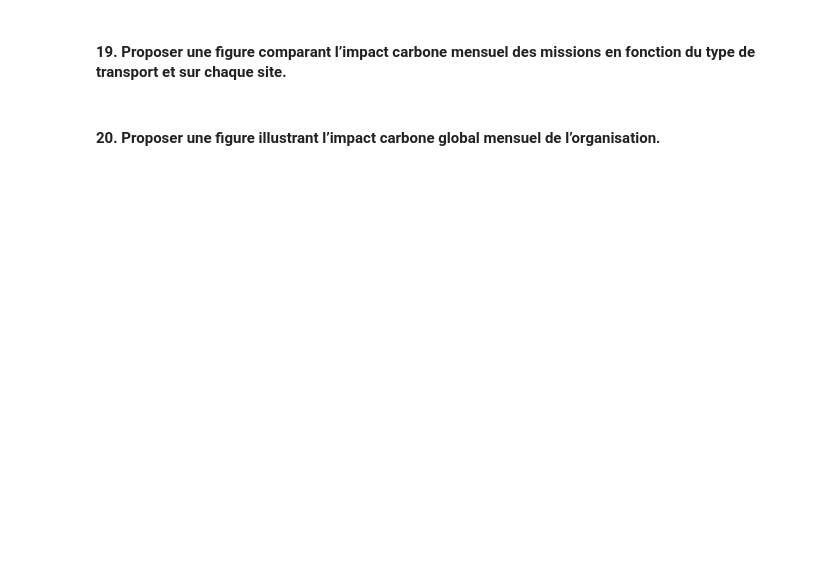
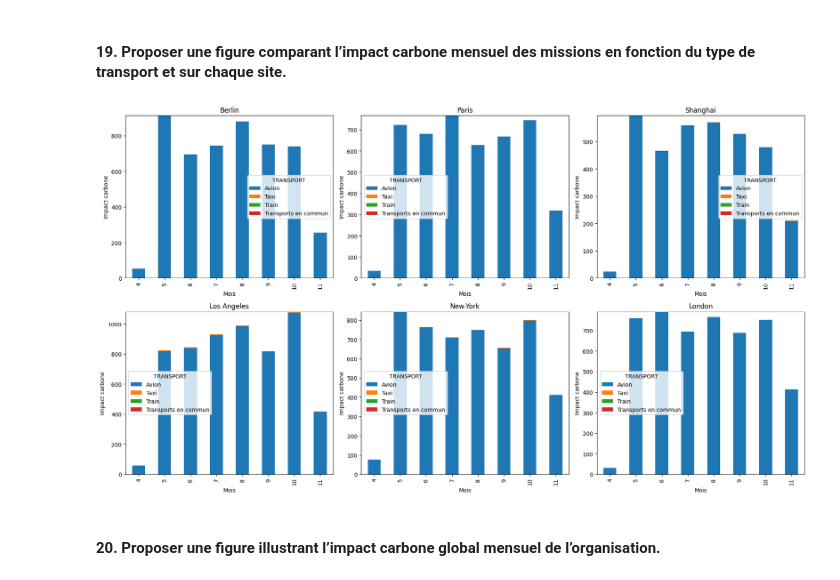
Before and after one commit to Remizzzzz/NF26_BGES, a Jupyter notebook: projet.ipynb, the cells around one changed output. Saved outputs shown, nothing was run; the diff lists cells and outputs as text; code cells hidden in the pictures; blank space fills up the shorter version.

```diff
--- a/projet.ipynb
+++ b/projet.ipynb
@@ -477,4 +512,45 @@ only showing top 3 rows
 # %% [markdown]
 #### 19. Proposer une figure comparant l’impact carbone mensuel des missions en fonction du type de transport et sur chaque site.
+# %%
+result = FAITS_MISSION \
+    .join(MISSION, on="ID_MISSION") \
+    .groupBy("SITE", "MOIS", "TRANSPORT") \
+    .agg(
+        sum("IMPACT_CARBONE").alias("IMPACT_TOTAL")
+    )
+
+pdf = result.toPandas()
+
+sites = pdf["SITE"].unique()
+
+fig, axes = plt.subplots(2, 3, figsize=(18,10))
+
+axes = axes.flatten()
+
+for i, site in enumerate(sites):
+    site_df = pdf[pdf["SITE"] == site]
+
+    pivot_df = site_df.pivot_table(
+        index="MOIS",
+        columns="TRANSPORT",
+        values="IMPACT_TOTAL",
+        aggfunc="sum",
+        fill_value=0
+    )
+
+    pivot_df.plot(
+        kind="bar",
+        stacked=True,
+        ax=axes[i]
+    )
+
+    axes[i].set_title(site)
+    axes[i].set_xlabel("Mois")
+    axes[i].set_ylabel("Impact carbone")
+
+plt.tight_layout()
+plt.show()
+# %% [output]
+[figure, added]
 # %% [markdown]
 #### 20. Proposer une figure illustrant l’impact carbone global mensuel de l’organisation.
```
Also changed, not shown: parts of 3 cells of this notebook, 2 other files.
